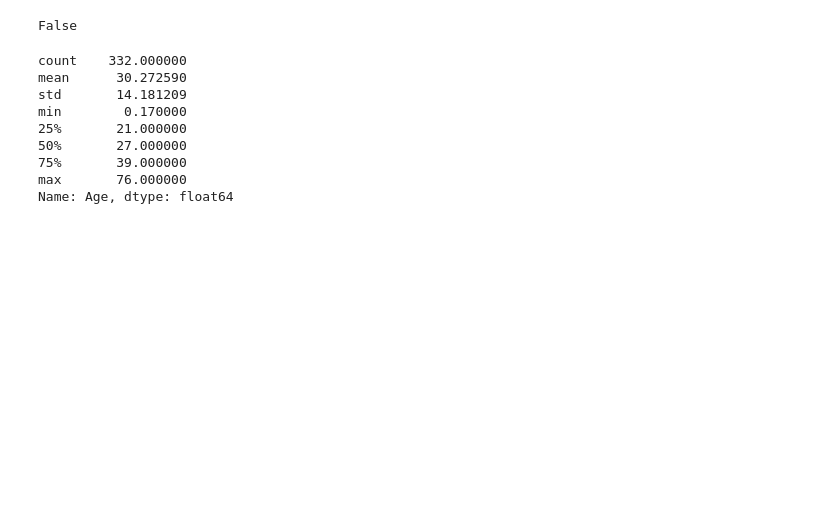
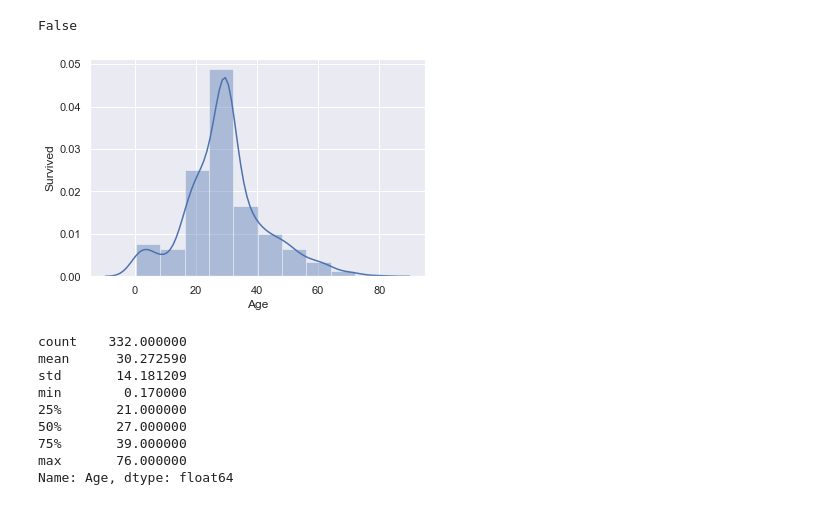
Before and after one commit to PriyaShrinithi/Titanic, a Jupyter notebook: Titanic.ipynb, the cells around one changed output. Cells and saved outputs as stored; diff of their text form; code cells hidden in the pictures; blank space fills up the shorter version.

```diff
--- a/Titanic.ipynb
+++ b/Titanic.ipynb
@@ -166,6 +178,13 @@ train['Age'].fillna(train['Age'].mean(), inplace=True)
 train['Age'].isnull().any()
 # %% [output]
 False
+# %%
+sns.distplot(train['Age'], bins=10)
+plt.xlabel('Age')
+plt.ylabel('Survived')
+plt.show()
+# %% [output]
+[figure, added]
 # %%
 test['Age'].describe()
 # %% [output]
```
Also changed, not shown: parts of 103 cells of this notebook.
